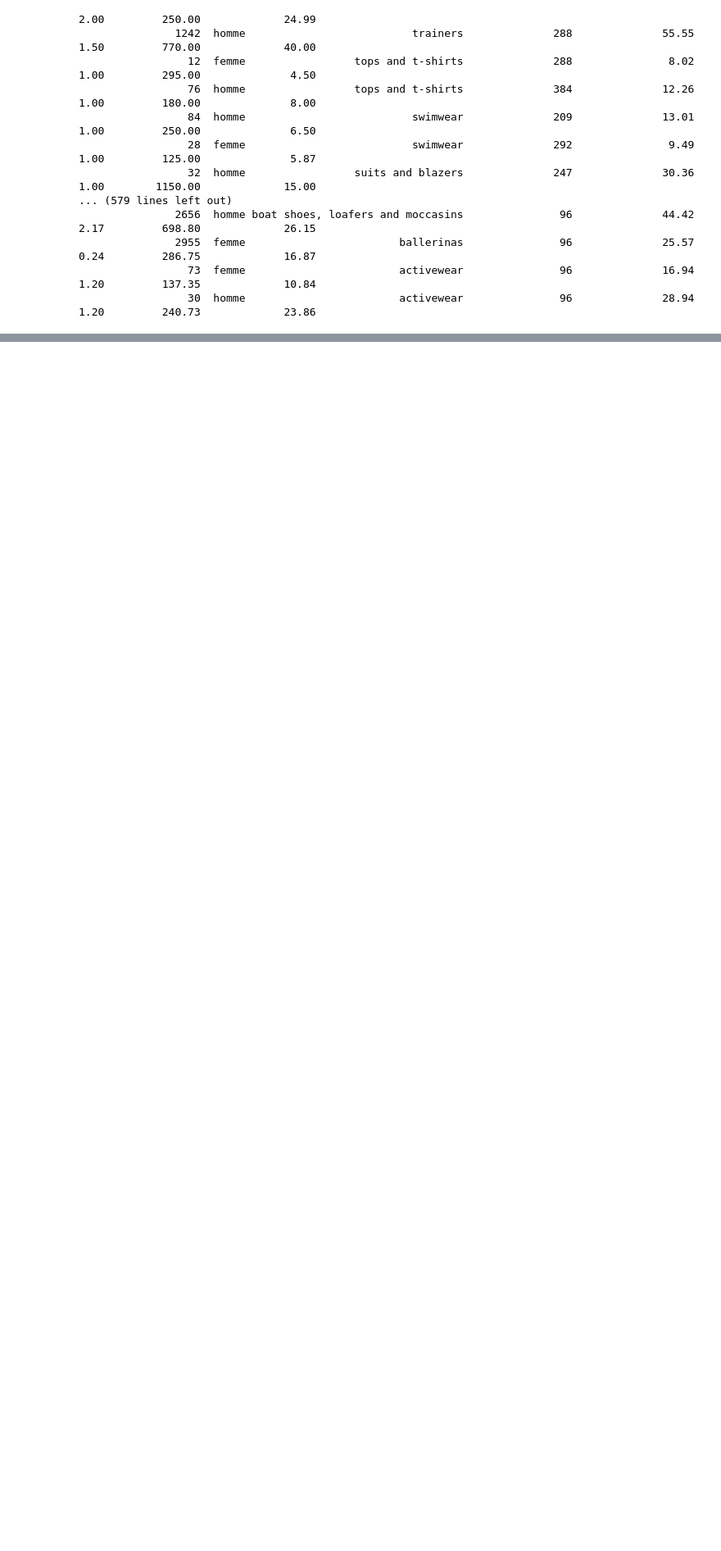
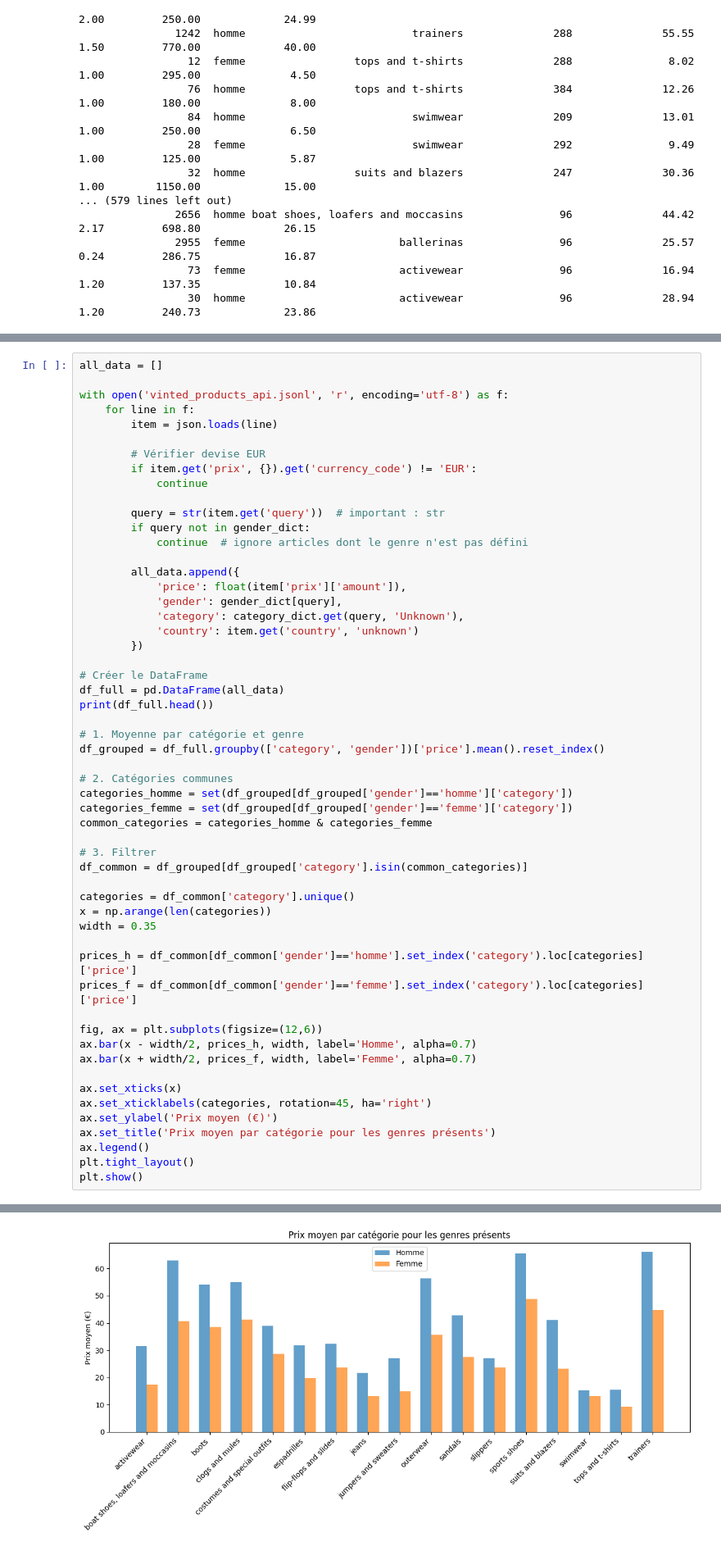
Before and after one commit to 01-prog/Data-analysis, a Jupyter notebook: Analyse_des_donnees.ipynb, the cells around one changed output, grey strips where cells are left out. Shown at 82% size. Drawn from its saved outputs; the diff is of its cells as text; blank space fills up the shorter version.

```diff
--- a/Analyse_des_donnees.ipynb
+++ b/Analyse_des_donnees.ipynb
@@ -881,0 +987,56 @@ Query (Category ID) Gender                          Category  Number of Items  A
+# %%
+all_data = []
+
+with open('vinted_products_api.jsonl', 'r', encoding='utf-8') as f:
+    for line in f:
+        item = json.loads(line)
+
+        # Vérifier devise EUR
+        if item.get('prix', {}).get('currency_code') != 'EUR':
+            continue
+
+        query = str(item.get('query'))  # important : str
+        if query not in gender_dict:
+            continue  # ignore articles dont le genre n'est pas défini
+
+        all_data.append({
+            'price': float(item['prix']['amount']),
+            'gender': gender_dict[query],
+            'category': category_dict.get(query, 'Unknown'),
+            'country': item.get('country', 'unknown')
+        })
+
+# Créer le DataFrame
+df_full = pd.DataFrame(all_data)
+print(df_full.head())
+
+# 1. Moyenne par catégorie et genre
+df_grouped = df_full.groupby(['category', 'gender'])['price'].mean().reset_index()
+
+# 2. Catégories communes
+categories_homme = set(df_grouped[df_grouped['gender']=='homme']['category'])
+categories_femme = set(df_grouped[df_grouped['gender']=='femme']['category'])
+common_categories = categories_homme & categories_femme
+
+# 3. Filtrer
+df_common = df_grouped[df_grouped['category'].isin(common_categories)]
+
+categories = df_common['category'].unique()
+x = np.arange(len(categories))
+width = 0.35
+
+prices_h = df_common[df_common['gender']=='homme'].set_index('category').loc[categories]['price']
+prices_f = df_common[df_common['gender']=='femme'].set_index('category').loc[categories]['price']
+
+fig, ax = plt.subplots(figsize=(12,6))
+ax.bar(x - width/2, prices_h, width, label='Homme', alpha=0.7)
+ax.bar(x + width/2, prices_f, width, label='Femme', alpha=0.7)
+
+ax.set_xticks(x)
+ax.set_xticklabels(categories, rotation=45, ha='right')
+ax.set_ylabel('Prix moyen (€)')
+ax.set_title('Prix moyen par catégorie pour les genres présents')
+ax.legend()
+plt.tight_layout()
+plt.show()
+# %% [output]
@@ -881,0 +1049 @@ Query (Category ID) Gender                          Category  Number of Items  A
+[figure, added]
```
Also changed, not shown: parts of 4 cells of this notebook.
